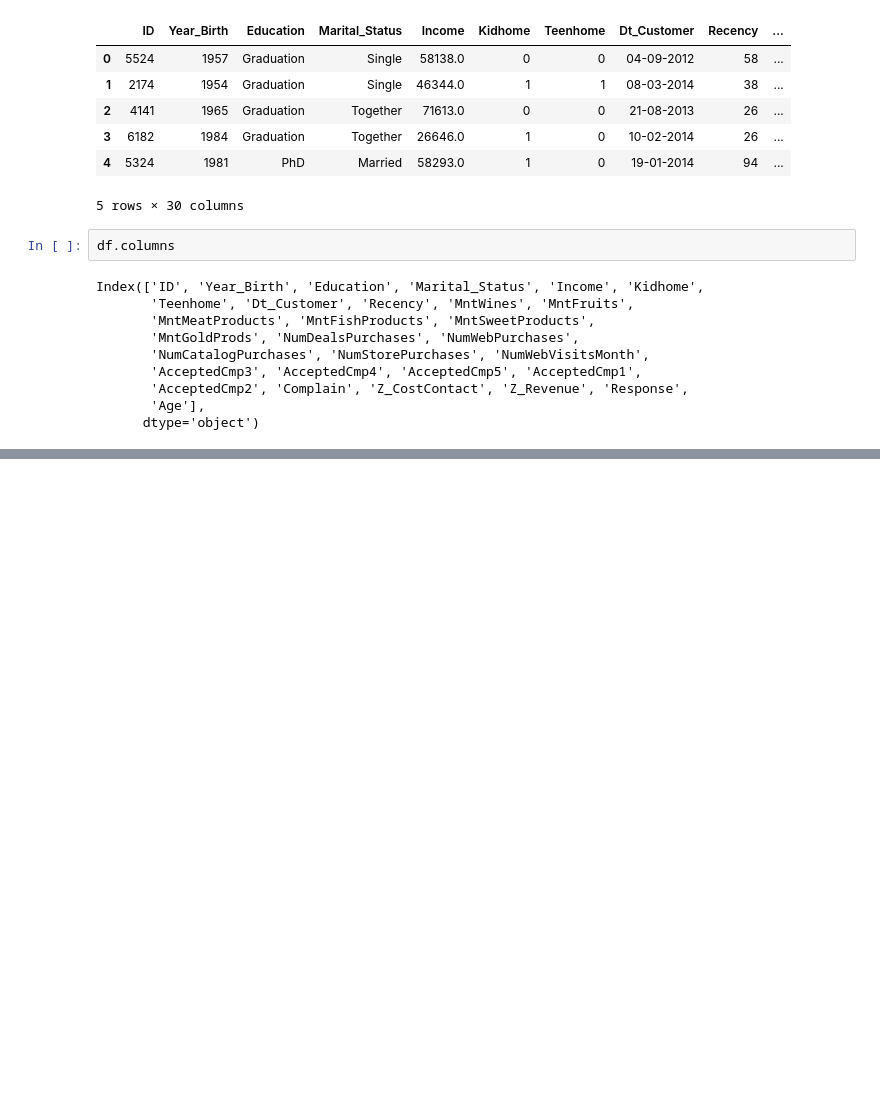
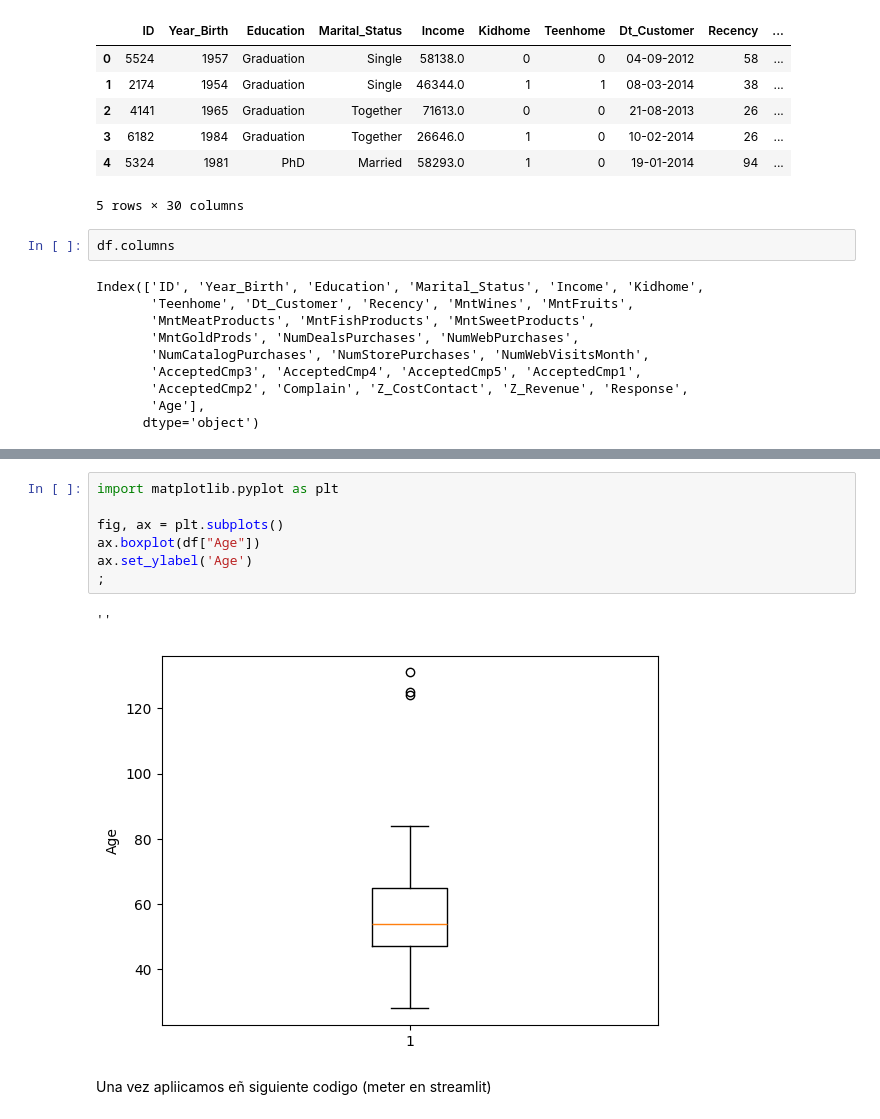
Before and after one commit to Martain24/TFM, a Jupyter notebook: primer_dataset/train_MV.ipynb, the cells around one changed output, grey strips where cells are left out. Drawn from its saved outputs; the diff is of its cells as text; blank space fills up the shorter version.

```diff
--- a/primer_dataset/train_MV.ipynb
+++ b/primer_dataset/train_MV.ipynb
@@ -842,0 +860,12 @@ Index(['ID', 'Year_Birth', 'Education', 'Marital_Status', 'Income', 'Kidhome',
+# %%
+import matplotlib.pyplot as plt
+
+fig, ax = plt.subplots()
+ax.boxplot(df["Age"])
+ax.set_ylabel('Age')
+;
+# %% [output]
+''
+[figure, added]
+# %% [markdown]
+Una vez apliicamos eñ siguiente codigo (meter en streamlit)
```
Also changed, not shown: parts of 50 cells of this notebook, 1 other file.
